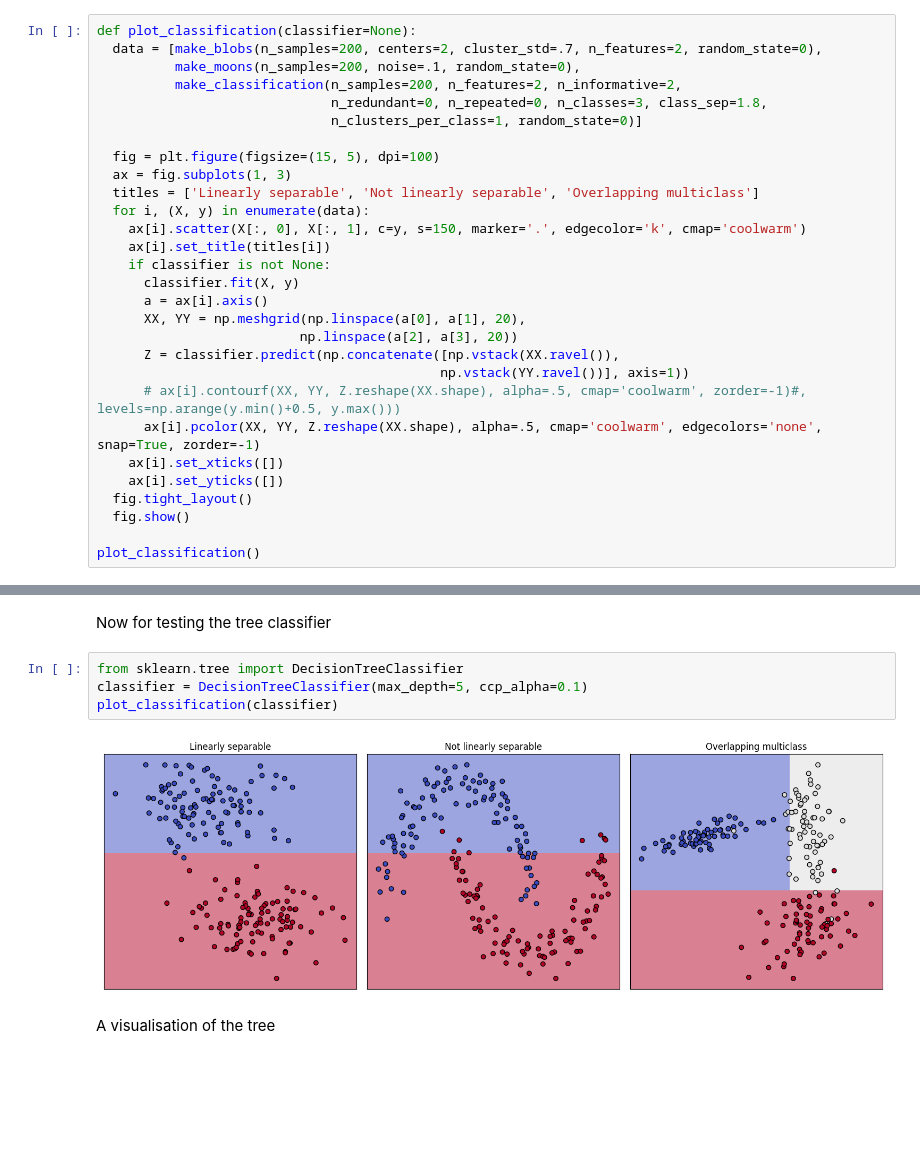
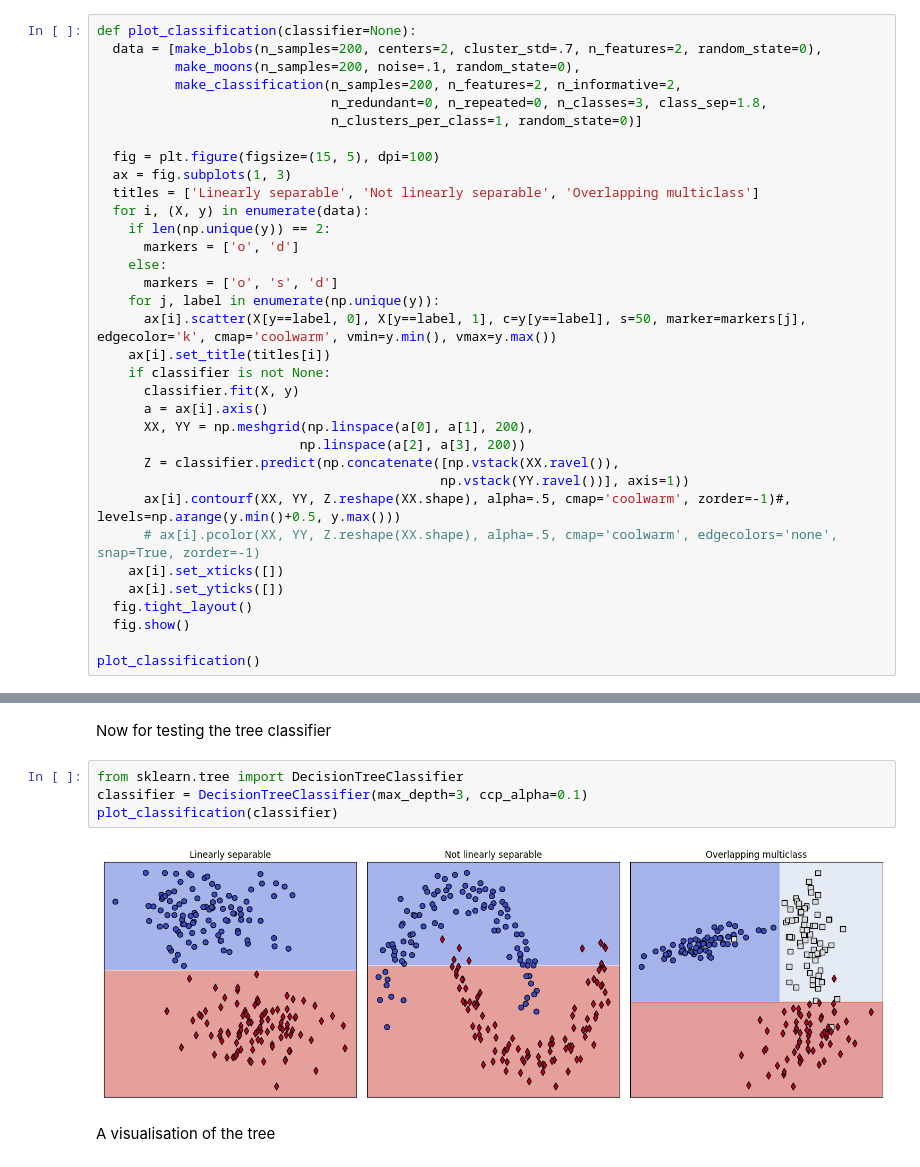
Before and after one commit to fredrikwahlberg/5LN708, a Jupyter notebook: Lecture 01 - Decision Trees.ipynb, the cells around one changed output, grey strips where cells are left out. Cells and saved outputs as stored; diff of their text form; blank space fills up the shorter version.

```diff
--- a/Lecture 01 - Decision Trees.ipynb
+++ b/Lecture 01 - Decision Trees.ipynb
@@ -21,17 +21,22 @@ def plot_classification(classifier=None):
   ax = fig.subplots(1, 3)
   titles = ['Linearly separable', 'Not linearly separable', 'Overlapping multiclass']
   for i, (X, y) in enumerate(data):
-    ax[i].scatter(X[:, 0], X[:, 1], c=y, s=150, marker='.', edgecolor='k', cmap='coolwarm')
+    if len(np.unique(y)) == 2:
+      markers = ['o', 'd']
+    else:
+      markers = ['o', 's', 'd']
+    for j, label in enumerate(np.unique(y)):
+      ax[i].scatter(X[y==label, 0], X[y==label, 1], c=y[y==label], s=50, marker=markers[j], edgecolor='k', cmap='coolwarm', vmin=y.min(), vmax=y.max())
     ax[i].set_title(titles[i])
     if classifier is not None:
       classifier.fit(X, y)
       a = ax[i].axis()
-      XX, YY = np.meshgrid(np.linspace(a[0], a[1], 20),
-                          np.linspace(a[2], a[3], 20))
+      XX, YY = np.meshgrid(np.linspace(a[0], a[1], 200),
+                          np.linspace(a[2], a[3], 200))
       Z = classifier.predict(np.concatenate([np.vstack(XX.ravel()),
                                             np.vstack(YY.ravel())], axis=1))
-      # ax[i].contourf(XX, YY, Z.reshape(XX.shape), alpha=.5, cmap='coolwarm', zorder=-1)#, levels=np.arange(y.min()+0.5, y.max()))
-      ax[i].pcolor(XX, YY, Z.reshape(XX.shape), alpha=.5, cmap='coolwarm', edgecolors='none', snap=True, zorder=-1)
+      ax[i].contourf(XX, YY, Z.reshape(XX.shape), alpha=.5, cmap='coolwarm', zorder=-1)#, levels=np.arange(y.min()+0.5, y.max()))
+      # ax[i].pcolor(XX, YY, Z.reshape(XX.shape), alpha=.5, cmap='coolwarm', edgecolors='none', snap=True, zorder=-1)
     ax[i].set_xticks([])
     ax[i].set_yticks([])
   fig.tight_layout()
@@ -44,10 +49,10 @@ plot_classification()
 Now for testing the tree classifier
 # %%
 from sklearn.tree import DecisionTreeClassifier
-classifier = DecisionTreeClassifier(max_depth=5, ccp_alpha=0.1)
+classifier = DecisionTreeClassifier(max_depth=3, ccp_alpha=0.1)
 plot_classification(classifier)
 # %% [output]
-[figure, old version]
+[figure, new version]
 # %% [markdown]
 A visualisation of the tree
 # %%
```
Also changed, not shown: parts of 6 cells of this notebook, 1 other file.
